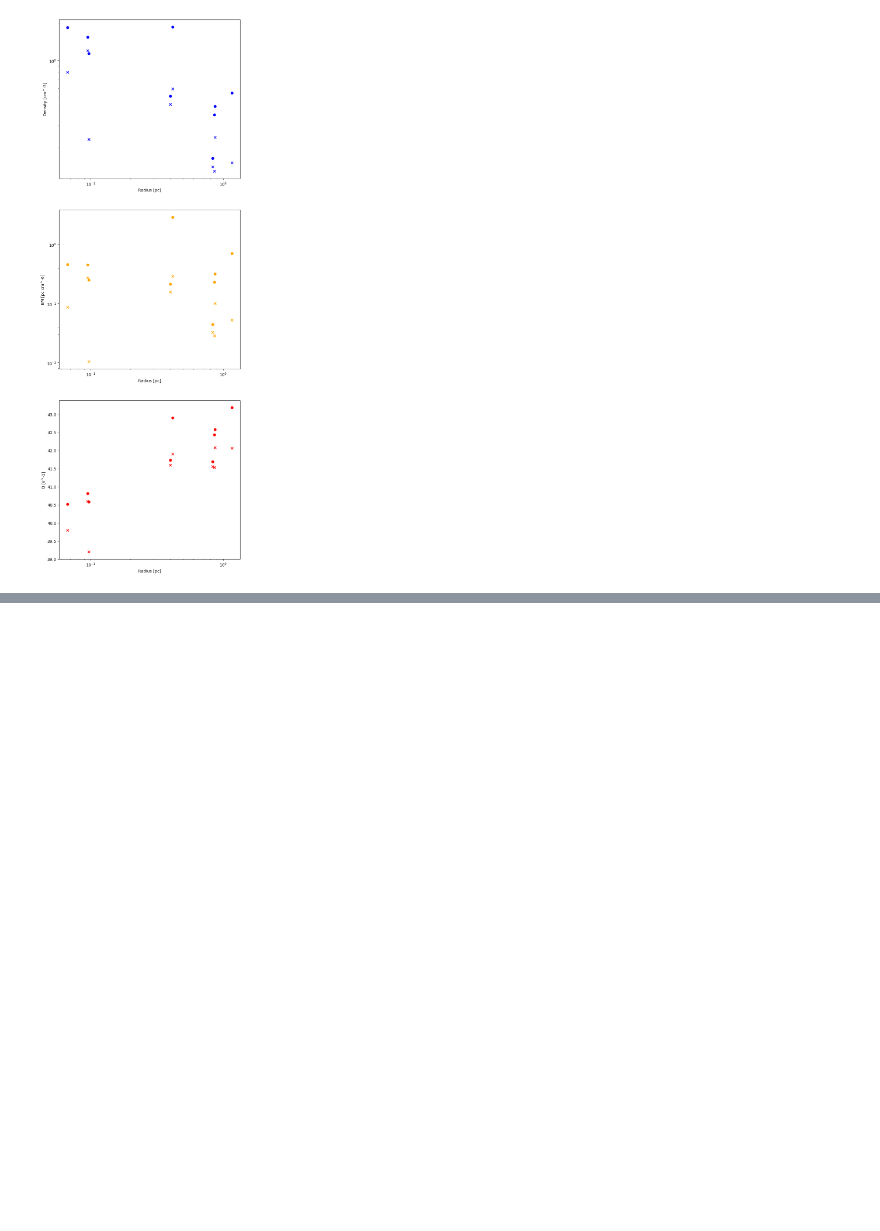
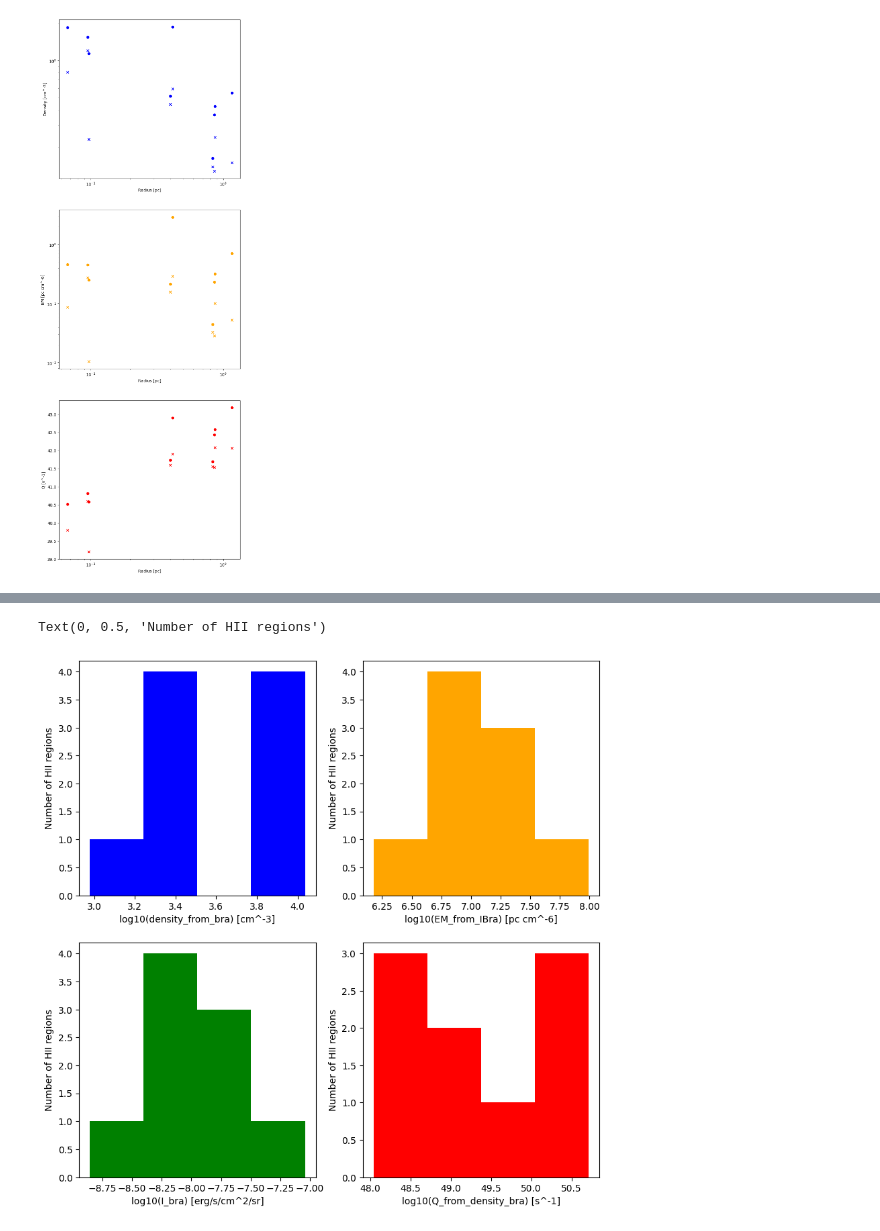
Before and after one commit to tyoo37/w51_nircam, a Jupyter notebook: analysis/HII_regions/resolved_HII_regions.ipynb, the cells around one changed output, grey strips where cells are left out. Cells and saved outputs as stored; diff of their text form; code cells hidden in the pictures; blank space fills up the shorter version.

```diff
--- a/analysis/HII_regions/resolved_HII_regions.ipynb
+++ b/analysis/HII_regions/resolved_HII_regions.ipynb
@@ -242,0 +441,24 @@ ax3.set_xscale('log')
+# %%
+from matplotlib import pyplot as plt
+
+fig = plt.figure(figsize=(10, 10))
+ax1 = fig.add_subplot(221)
+ax2 = fig.add_subplot(222)
+ax3 = fig.add_subplot(223)
+ax4 = fig.add_subplot(224)
+ax1.hist(np.log10(params['density_from_bra']), bins=np.linspace(np.nanmin(np.log10(params['density_from_bra'])), np.nanmax(np.log10(params['density_from_bra'])), 5), color='blue')
+ax1.set_xlabel('log10(density_from_bra) [cm^-3]')
+ax1.set_ylabel('Number of HII regions')
+ax2.hist(np.log10(params['EM_from_IBra']), bins=np.linspace(np.nanmin(np.log10(params['EM_from_IBra'])), np.nanmax(np.log10(params['EM_from_IBra'])), 5), color='orange')
+ax2.set_xlabel('log10(EM_from_IBra) [pc cm^-6]')
+ax2.set_ylabel('Number of HII regions')
+ax3.hist(np.log10(params['I_bra']), bins=np.linspace(np.nanmin(np.log10(params['I_bra'])), np.nanmax(np.log10(params['I_bra'])), 5), color='green')
+ax3.set_xlabel('log10(I_bra) [erg/s/cm^2/sr]')
+ax3.set_ylabel('Number of HII regions')
+ax4.hist(params['Q_from_density_bra'], bins=np.linspace(np.nanmin(params['Q_from_density_bra']), np.nanmax(params['Q_from_density_bra']), 5), color='red')
+#ax4.set_xscale('log')
+ax4.set_xlabel('log10(Q_from_density_bra) [s^-1]')
+ax4.set_ylabel('Number of HII regions')
+# %% [output]
+Text(0, 0.5, 'Number of HII regions')
+[figure, added]
```
Also changed, not shown: parts of 10 cells of this notebook, 10 other files.
